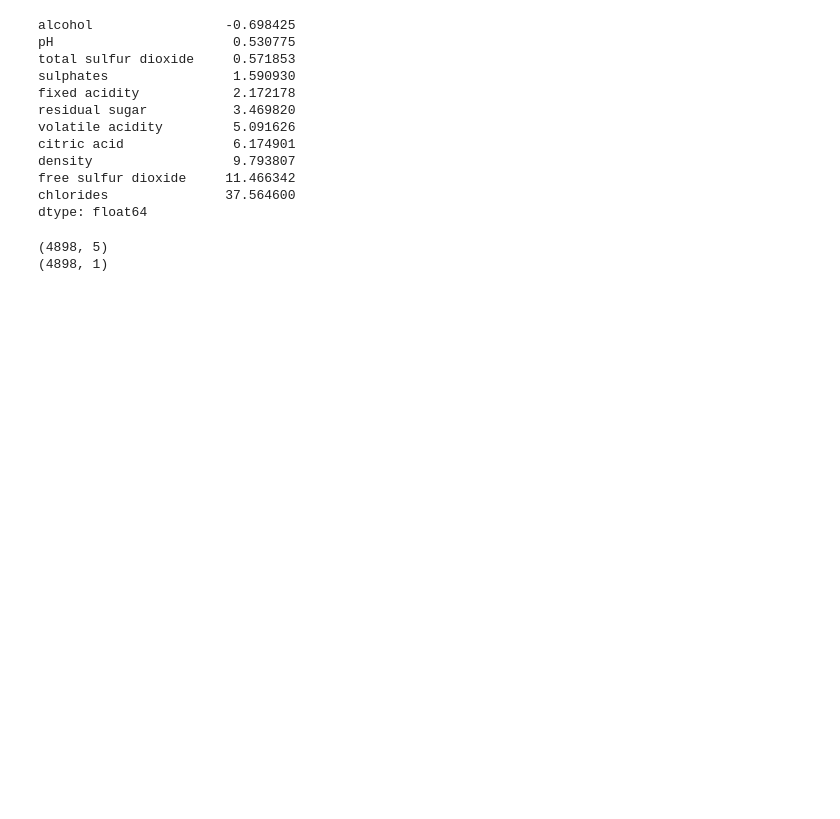
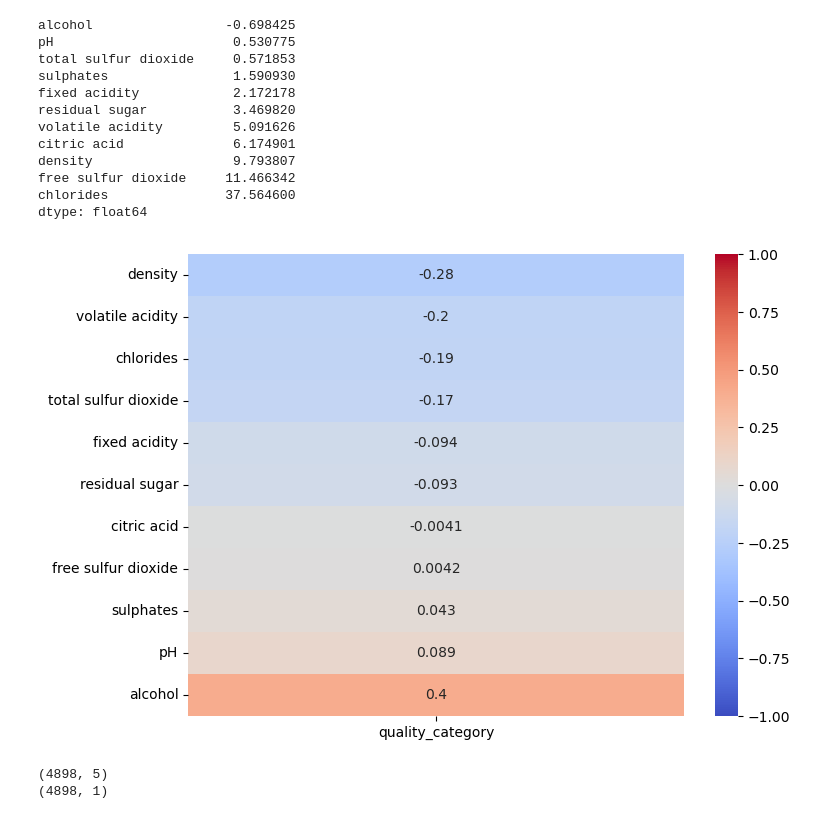
Before and after one commit to novik2713/CAB_Winery_Project, a Jupyter notebook: winery_ml.ipynb, the cells around one changed output. Drawn from its saved outputs; the diff is of its cells as text; code cells hidden in the pictures; blank space fills up the shorter version.

```diff
--- a/winery_ml.ipynb
+++ b/winery_ml.ipynb
@@ -540,6 +548,13 @@ density                  9.793807
 free sulfur dioxide     11.466342
 chlorides               37.564600
 dtype: float64
+# %%
+plt.figure(figsize=(8, 6))
+correlation_quality = white_wine.corr()['quality_category'].drop(['quality_category','quality']).sort_values(ascending=True)
+sns.heatmap(correlation_quality.to_frame(), annot=True, cmap='coolwarm', vmin=-1, vmax=1)
+plt.show()
+# %% [output]
+[figure, added]
 # %%
 Quality_white = white_wine["quality_category"].values.reshape(-1, 1)
 white_wine = white_wine[['volatile acidity', 'chlorides', 'total sulfur dioxide', 'density', 'alcohol']]
```
Also changed, not shown: parts of 2 cells of this notebook.
